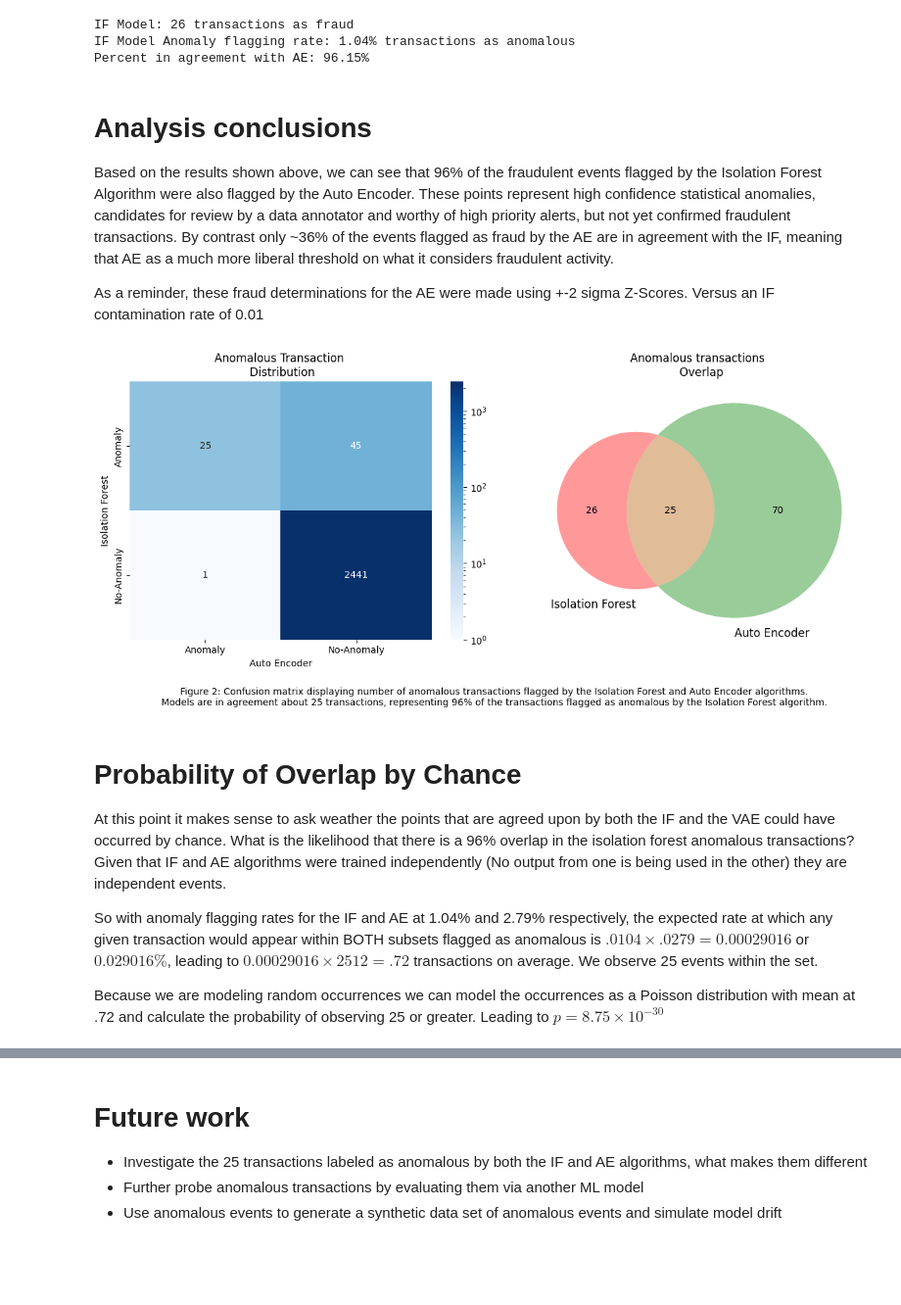
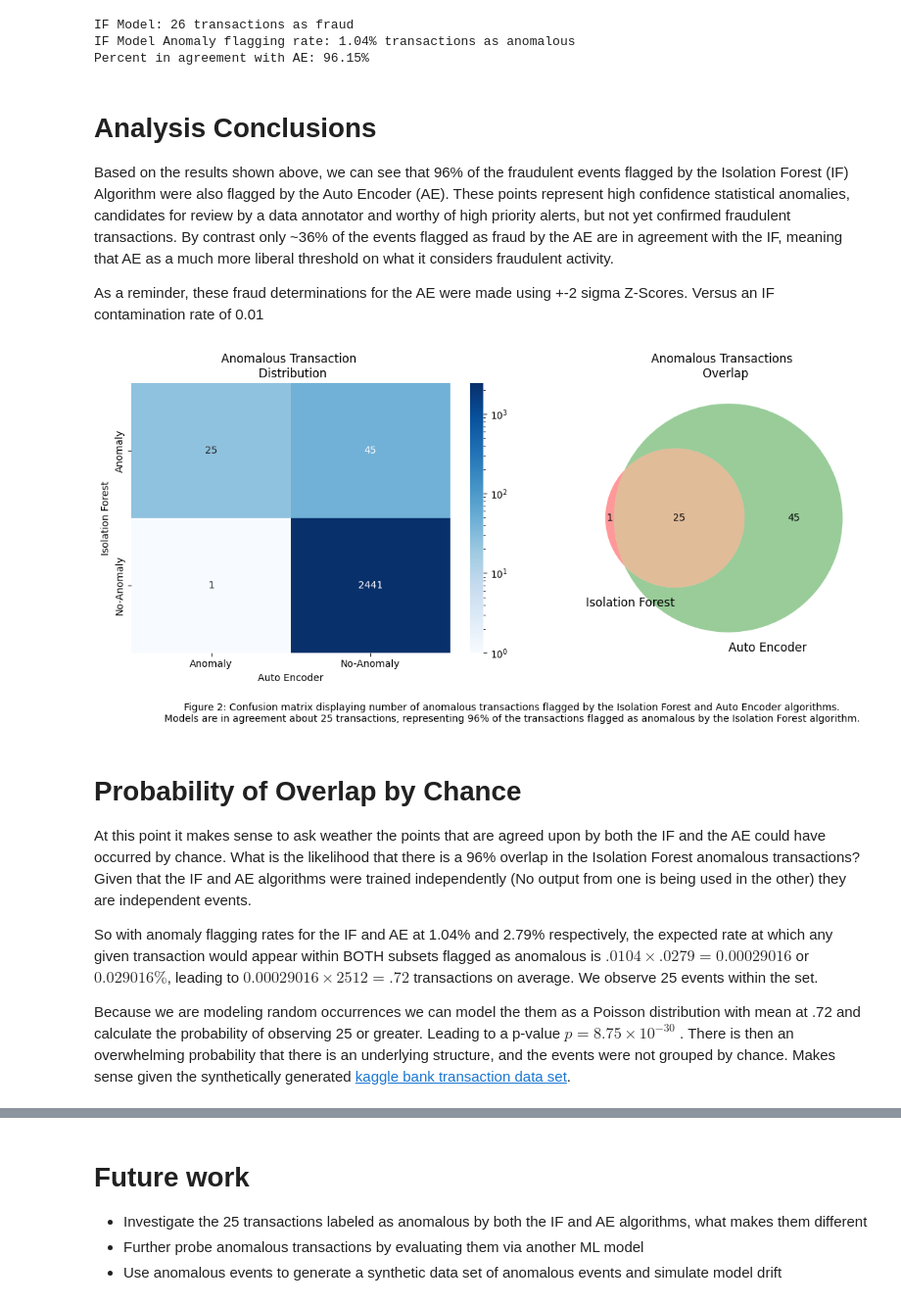
Before and after one commit to Jcardenas34/fraud_detection, a Jupyter notebook: notebooks/fraud_detection_isolation_forest.ipynb, the cells around one changed output, grey strips where cells are left out. Shown at 98% size. Drawn from its saved outputs; the diff is of its cells as text; code cells hidden in the pictures; blank space fills up the shorter version.

Commit message:
docs: Putting finishing touches on IF analysis Introduction now contains key findings Spell check Venn diagram fixed, now shows true anomaly events Poisson distribution is now discrete

```diff
--- a/notebooks/fraud_detection_isolation_forest.ipynb
+++ b/notebooks/fraud_detection_isolation_forest.ipynb
@@ -191,35 +199,35 @@ IF Model: 26 transactions as fraud
 IF Model Anomaly flagging rate: 1.04% transactions as anomalous
 Percent in agreement with AE: 96.15%
 # %% [markdown]
-# Analysis conclusions
-Based on the results shown above, we can see that 96% of the fraudulent events flagged by the Isolation Forest Algorithm were also flagged by the Auto Encoder. These points represent high confidence statistical anomalies, candidates for review by a data annotator and worthy of high priority alerts, but not yet confirmed fraudulent transactions. By contrast only ~36% of the events flagged as fraud by the AE are in agreement with the IF, meaning that AE as a much more liberal threshold on what it considers fraudulent activity.
+# Analysis Conclusions
+Based on the results shown above, we can see that 96% of the fraudulent events flagged by the Isolation Forest (IF) Algorithm were also flagged by the Auto Encoder (AE). These points represent high confidence statistical anomalies, candidates for review by a data annotator and worthy of high priority alerts, but not yet confirmed fraudulent transactions. By contrast only ~36% of the events flagged as fraud by the AE are in agreement with the IF, meaning that AE as a much more liberal threshold on what it considers fraudulent activity.
 
 As a reminder, these fraud determinations for the AE were made using +-2 sigma Z-Scores. Versus an IF contamination rate of 0.01
 # %%
 # Creating a confusion matrix and venn diagram to display overlap in anomalous transactions between models
 IF_vs_AE_conf_matrix = confusion_matrix(model_scores["MSE_AE_Fraud"], model_scores["IF_scores_fraud"])
 # Create the heat map
 fig, axes = plt.subplots(1,2, figsize=(12,5))
 hm = sns.heatmap(ax=axes[0], data=IF_vs_AE_conf_matrix, annot=True, fmt='g', cmap='Blues', norm=LogNorm(),
             xticklabels=['No-Anomaly', 'Anomaly'],
             yticklabels=['No-Anomaly', 'Anomaly'])
 
 # To show True positive overlap at top right
 hm.invert_yaxis()
 hm.invert_xaxis()
 
 axes[0].set_title("Anomalous Transaction \n Distribution")
 axes[0].set_xlabel('Auto Encoder')
 axes[0].set_ylabel('Isolation Forest')
 plt.figtext(0.5, -0.08,
             "Figure 2: Confusion matrix displaying number of anomalous transactions flagged by the Isolation Forest and Auto Encoder algorithms.\n"
             "Models are in agreement about 25 transactions, representing 96% of the transactions flagged as anomalous by the Isolation Forest algorithm.",
            ha="center")
-axes[1].set_title("Anomalous transactions \n Overlap")
-venn2(subsets = (n_IF_fraud, n_AE_fraud, 25), set_labels = ('Isolation Forest', 'Auto Encoder'))
+axes[1].set_title("Anomalous Transactions \n Overlap")
+venn2(subsets = (n_IF_fraud-n_agree_fraud, n_AE_fraud-n_agree_fraud, n_agree_fraud), set_labels = ('Isolation Forest', 'Auto Encoder'))
 
 plt.tight_layout()
 plt.savefig('../plots/isolation_forest_autoencoder_anomalous_transactions_agreement.png', bbox_inches='tight')
 plt.show()
 # %% [output]
-[figure, old version]
+[figure, new version]
@@ -277,10 +234,10 @@ plt.show()
 # %% [markdown]
 # Probability of Overlap by Chance
-At this point it makes sense to ask weather the points that are agreed upon by both the IF and the VAE could have occurred by chance. What is the likelihood that there is a 96% overlap in the isolation forest anomalous transactions? Given that IF and AE algorithms were trained independently (No output from one is being used in the other) they are independent events.
+At this point it makes sense to ask weather the points that are agreed upon by both the IF and the AE could have occurred by chance. What is the likelihood that there is a 96% overlap in the Isolation Forest anomalous transactions? Given that the IF and AE algorithms were trained independently (No output from one is being used in the other) they are independent events.
 
 So with anomaly flagging rates for the IF and AE at 1.04% and 2.79% respectively, the expected rate at which any given transaction would appear within BOTH subsets flagged as anomalous is $.0104\times.0279 = 0.00029016$ or $0.029016\%$, leading to $0.00029016\times2512=.72$ transactions on average. We observe 25 events within the set.
 
-Because we are modeling random occurrences we can model the occurrences as a Poisson distribution with mean at .72 and calculate the probability of observing 25 or greater. Leading to $p=8.75\times10^{-30}$
+Because we are modeling random occurrences we can model the them as a Poisson distribution with mean at .72 and calculate the probability of observing 25 or greater. Leading to a p-value $p=8.75\times10^{-30}$ . There is then an overwhelming probability that there is an underlying structure, and the events were not grouped by chance. Makes sense given the synthetically generated [kaggle bank transaction data set](https://www.kaggle.com/datasets/valakhorasani/bank-transaction-dataset-for-fraud-detection).
 # %%
 from scipy.stats import poisson
 from scipy.interpolate import interp1d
```
Also changed, not shown: parts of 5 cells of this notebook.
